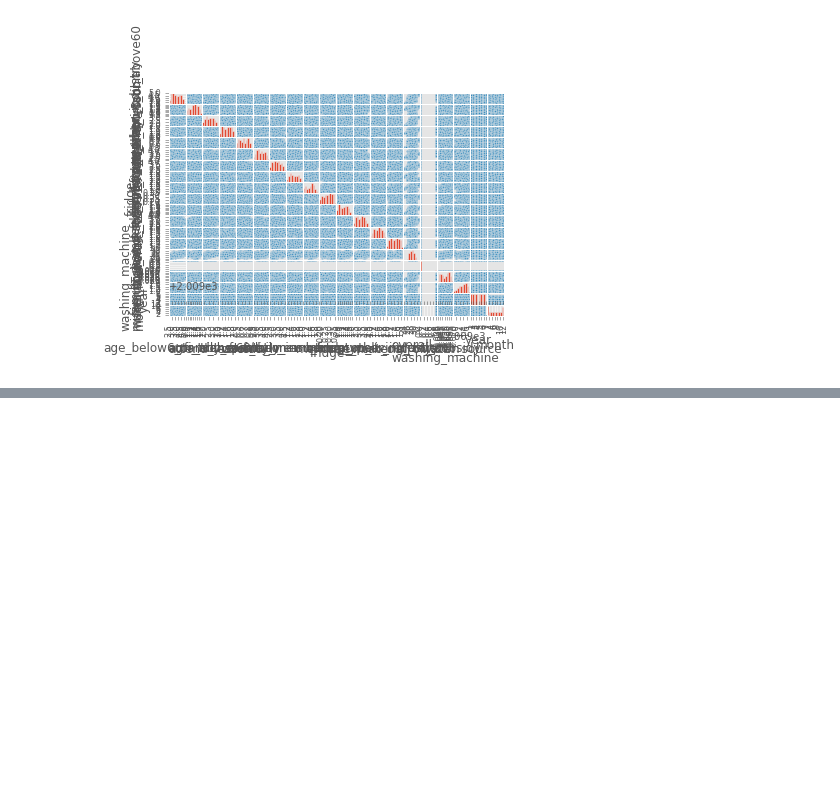
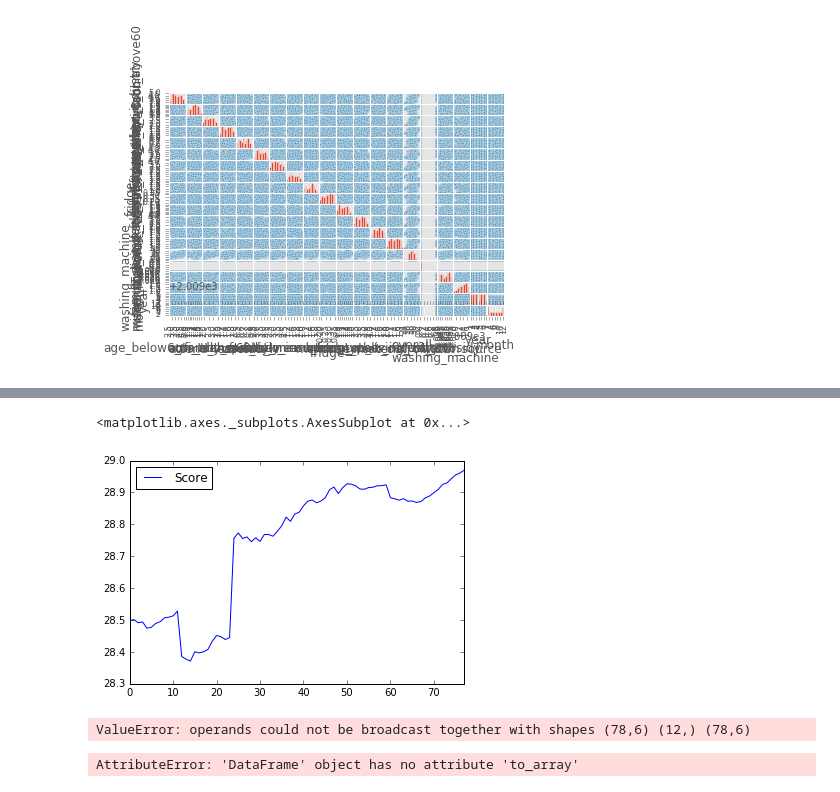
Before and after one commit to impact-learning/demo_backend, a Jupyter notebook: ML.ipynb, the cells around one changed output, grey strips where cells are left out. Cells and saved outputs as stored; diff of their text form; code cells hidden in the pictures; blank space fills up the shorter version.

```diff
--- a/ML.ipynb
+++ b/ML.ipynb
@@ -331,3 +331,22 @@ array([[<matplotlib.axes._subplots.AxesSubplot object at 0x...>,
         <matplotlib.axes._subplots.AxesSubplot object at 0x...>,
         <matplotlib.axes._subplots.AxesSubplot object at 0x...>]], dtype=object)
 [figure]
+# %%
+def grab_data():
+    conn = r.connect('localhost', '28015')
+    cursor = db.table('learning').pluck([
+            'Score',
+            'acu_donation',
+            'acu_planting_area',
+            'acu_plants',
+            'date',
+            'month',
+            'year',
+            'avg_income', 'project_stage']).run(conn)
+    villages = []
+    for item in cursor:
+        villages.append(item)
+    conn.close()
+    return pd.DataFrame(villages)
+# %%
+data = grab_data()
@@ -333,0 +415,2 @@ array([[<matplotlib.axes._subplots.AxesSubplot object at 0x...>,
+# %%
+test = data.groupby(['year', 'month']).mean().reset_index()
@@ -333,0 +442,4 @@ array([[<matplotlib.axes._subplots.AxesSubplot object at 0x...>,
+# %%
+test['date'] = pd.to_datetime(pd.DataFrame({'year': test.year,
+             'month': test.month,
+             'day': 1}))
@@ -333,0 +466,13 @@ array([[<matplotlib.axes._subplots.AxesSubplot object at 0x...>,
+# %%
+test[['Score']].plot()
+# %% [output]
+<matplotlib.axes._subplots.AxesSubplot at 0x...>
+[figure, added]
+# %%
+regressor.predict(scaler.transform())
+# %% [output]
+ValueError: operands could not be broadcast together with shapes (78,6) (12,) (78,6)
+# %%
+test[['year', 'Score']].transpose()
+# %% [output]
+AttributeError: 'DataFrame' object has no attribute 'to_array'
```
Also changed, not shown: parts of 9 cells of this notebook, 14 other files.
